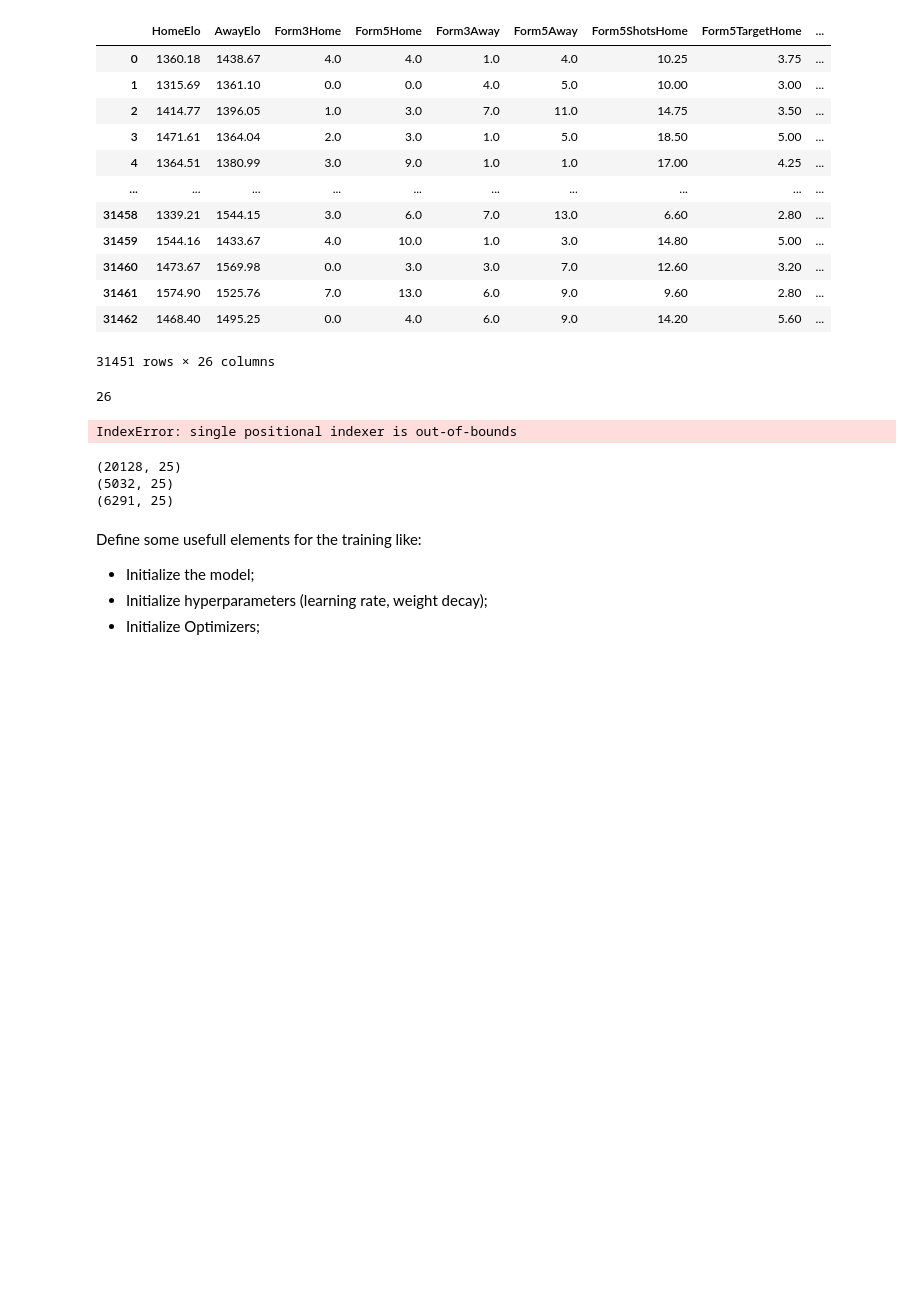
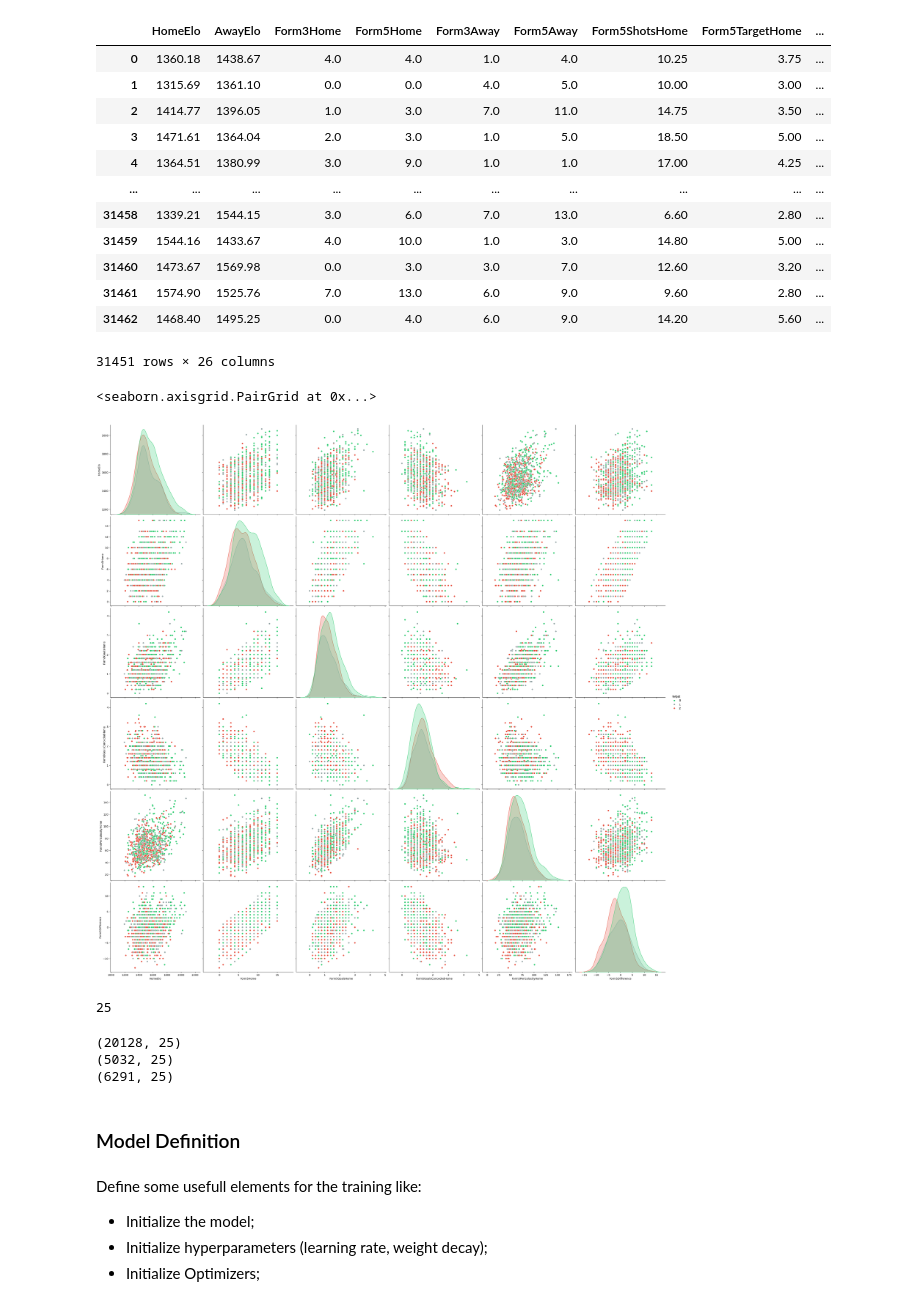
Before and after one commit to grimaldiTob/Football-Match-Predictor, a Jupyter notebook: match_predictor.ipynb, the cells around one changed output. Drawn from its saved outputs; the diff is of its cells as text; code cells hidden in the pictures; blank space fills up the shorter version.

Commit message:
plot analysis

```diff
--- a/match_predictor.ipynb
+++ b/match_predictor.ipynb
@@ -312,17 +316,28 @@ df_min
 | 31461 | 1574.90 | 1525.76 | 7.0 | 13.0 | 6.0 | 9.0 | 9.60 | 2.80 | ... |
 | 31462 | 1468.40 | 1495.25 | 0.0 | 4.0 | 6.0 | 9.0 | 14.20 | 5.60 | ... |
 31451 rows × 26 columns
+# %%
+import seaborn as sns
+
+cols_relation = [
+    'HomeElo', 'Form5Home', 'Form5GoalsHome', 'Form5GoalsConcededHome', 'Form5PericolosityHome', 'Form5Difference'
+]
+random_df = df_min.sample(1000)
+
+sns.pairplot(random_df, x_vars=cols_relation, y_vars=cols_relation, hue="Target", palette=['#2ecc71', '#95a5a6', '#e74c3c'], height=5).add_legend()
+# %% [output]
+<seaborn.axisgrid.PairGrid at 0x...>
+[figure, added]
 # %%
 from torch.utils.data import TensorDataset, DataLoader
 
-num_features = df_min.shape[1]
+num_features = df_min.shape[1] - 1
 print(num_features)
 
-y_labels = df_min.iloc[:, num_features - 1]
-X_features = df_min.drop(df_min.columns[num_features - 1], axis=1)
+y_labels = df_min.iloc[:, num_features]
+X_features = df_min.drop(df_min.columns[num_features], axis=1)
 # %% [output]
-26
+25
-IndexError: single positional indexer is out-of-bounds
 # %%
 from sklearn.model_selection import train_test_split
 X, X_test, y, y_test = train_test_split(
@@ -360,6 +375,8 @@ y_eval = torch.tensor(y_eval.values, dtype=torch.long)
 train_dataloader = DataLoader(TensorDataset(X_train, y_train), batch_size=64, shuffle=False)
 test_dataloader = DataLoader(TensorDataset(X_test, y_test), batch_size=64, shuffle=False)
 eval_dataloader = DataLoader(TensorDataset(X_eval, y_eval), batch_size=64, shuffle=False)
+# %% [markdown]
+### Model Definition
 # %%
 class ModelClassifier(nn.Module):
     def __init__(self, num_features):
```
Also changed, not shown: parts of 3 cells of this notebook.
